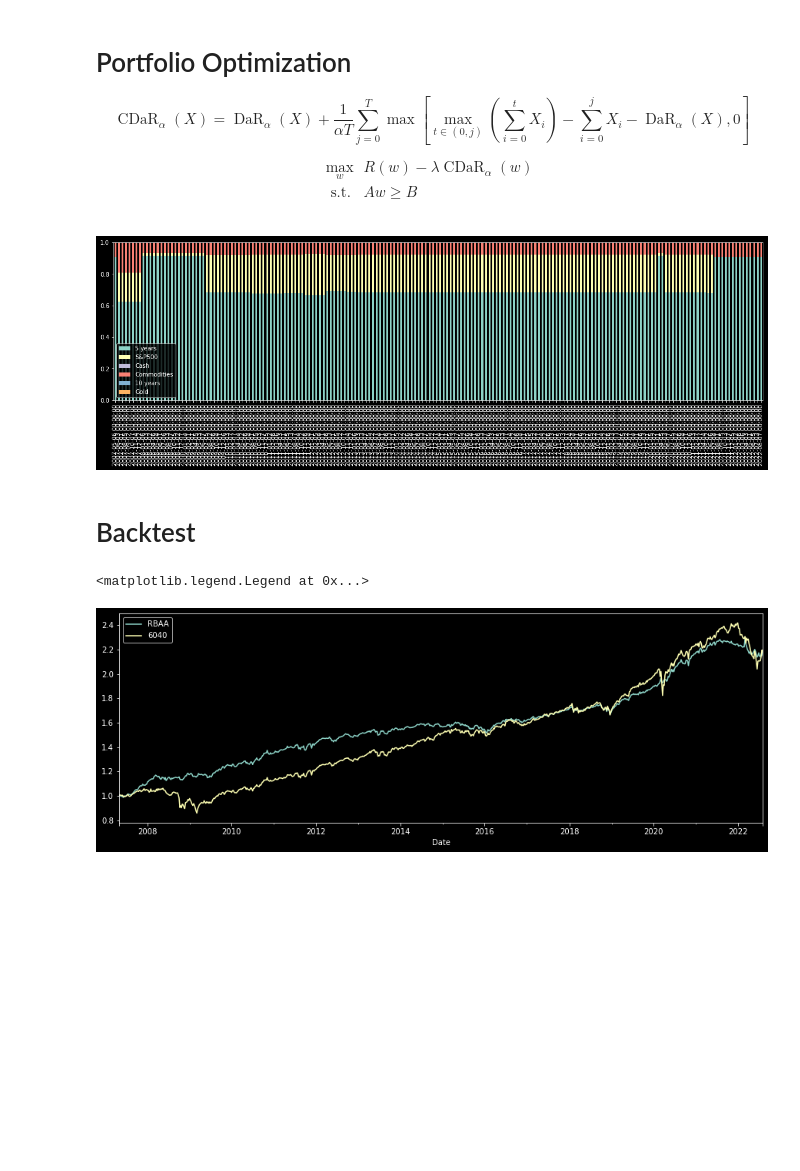
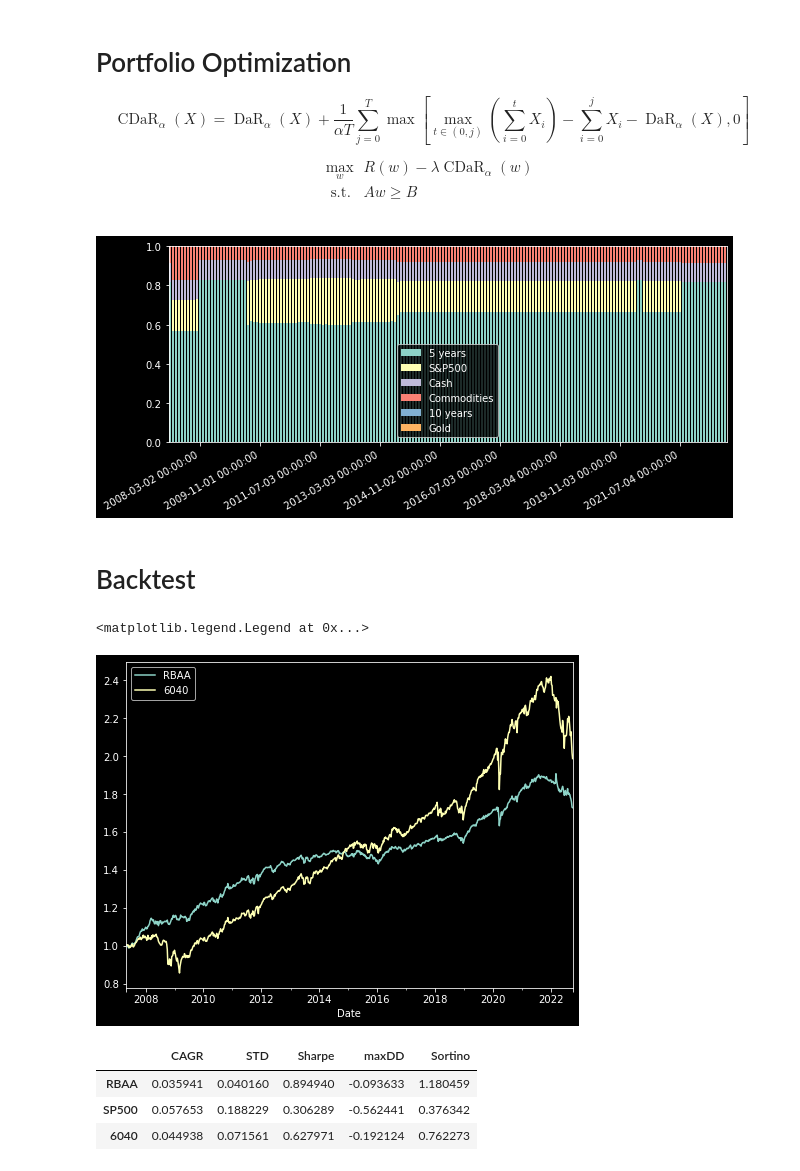
Before and after one commit to enexqnt/RBAA, a Jupyter notebook: RBAA.ipynb, the cells around one changed output. Saved outputs shown, nothing was run; the diff lists cells and outputs as text; code cells hidden in the pictures; blank space fills up the shorter version.

```diff
--- a/RBAA.ipynb
+++ b/RBAA.ipynb
@@ -41,9 +41,14 @@ df['Inflation']=df['Inflation'].pct_change(12)*100
 df.dropna(inplace=True)
 df['Infl Expectations']=df['Infl Expectations'].shift(12)
 
-predicted=pd.read_csv('predicted.csv',parse_dates=True,index_col=0)
+predicted=pd.read_csv('inflation.csv',parse_dates=True,index_col=0)
 predicted.columns=['Predicted']
 df=df.join(predicted)
 
 
-df=df.join(pd.read_csv('recession.csv',parse_dates=True,index_col=0)['Nowcasting'])
+df=df.join(pd.read_csv('recession.csv',parse_dates=True,index_col=0))
+df.columns=list(df.columns)[:-1]+['Nowcasting']
+
+df=pd.concat([df,pd.DataFrame(columns=df.columns, index=[pd.to_datetime('2022-09-01'),pd.to_datetime('2022-10-01')])])
+df['Nowcasting']=df['Nowcasting'].shift(2)
+df.ffill(inplace=True)
@@ -259,11 +280,11 @@ $$
 \end{array}
 $$
 # %%
-asset_classes = {'Assets': assets.keys(),
+asset_classes = {'Assets': assets.values(),
                  'Type': ['Bond','Stock','Cash','Commodities','10 Year','Gold']}
 asset_classes = pd.DataFrame(asset_classes)
 asset_classes = asset_classes.sort_values(by=['Assets'])
-constraints = {'Disabled': [False,],'Type': ['Classes'],'Set': ['Type'],'Position': ['Cash'],'Sign': ['<='], 'Weight': [0],'Type Relative': [''],'Relative Set': [''],'Relative': [''],'Factor': ['']}
+constraints = {'Disabled': [False,],'Type': ['Classes'],'Set': ['Type'],'Position': ['Cash'],'Sign': ['<='], 'Weight': [0.1],'Type Relative': [''],'Relative Set': [''],'Relative': [''],'Factor': ['']}
 constraints = pd.DataFrame(constraints)
 A, B = rp.assets_constraints(constraints, asset_classes)
 # %%
@@ -277,14 +298,24 @@ for i in tqdm(range(start, len(returns))):
         port.cov=pd.DataFrame(postvar[c])
         port.ainequality = A
         port.binequality = B
-        w.append(port.optimization(obj='Utility',rm='CDaR'))
+        w.append(port.optimization(obj='Utility',rm='CDaR',l=1))
         c+=1
 # %%
 weights=pd.DataFrame(np.concatenate(w,axis=1),index=returns.columns[:6],columns=dates).T
-weights.plot.bar(stacked=True,figsize=(20,5))
+import matplotlib.dates as mdates
+fig = plt.figure()
+ax = fig.add_subplot(111)
+
+
+ax.xaxis.set_major_formatter(mdates.DateFormatter('%Y-%m-%d'))
+weights.plot.bar(stacked=True,figsize=(10,4),ax=ax)
+ax.xaxis.set_major_locator(mdates.DayLocator(interval=20))
+
+fig.autofmt_xdate()
+
 plt.show()
 # %% [output]
-[figure, old version]
+[figure, new version]
 # %% [markdown]
 # Backtest
 # %%
@@ -313,7 +344,7 @@ weights_w=weights.resample('W').ffill()
 ptfr=(returns.iloc[:,:6].loc[weights_w.index]*weights_w).sum(axis=1)
 static=(returns.iloc[:,:6].loc[split:].multiply([0.3,0.4,0.1,0,0.3,0]).sum(axis=1)+1).cumprod()
 # %%
-fig = plt.figure(figsize=(15, 5))
+fig = plt.figure(figsize=(8,6))
 
 ptf=(ptfr+1).cumprod()
 ptf.plot(label='RBAA')
@@ -321,5 +352,5 @@ static.plot(label='6040')
 plt.legend()
 # %% [output]
 <matplotlib.legend.Legend at 0x...>
-[figure, old version]
+[figure, new version]
 # %%
@@ -331 +362,8 @@ res=pd.DataFrame(st,index=['RBAA','SP500','6040'],columns=['CAGR','STD','Sharpe'
+# %%
+res
+# %% [output]
+|  | CAGR | STD | Sharpe | maxDD | Sortino |
+| RBAA | 0.035941 | 0.040160 | 0.894940 | -0.093633 | 1.180459 |
+| SP500 | 0.057653 | 0.188229 | 0.306289 | -0.562441 | 0.376342 |
+| 6040 | 0.044938 | 0.071561 | 0.627971 | -0.192124 | 0.762273 |
 # %%
```
Also changed, not shown: parts of 9 cells of this notebook, 3 other files.
